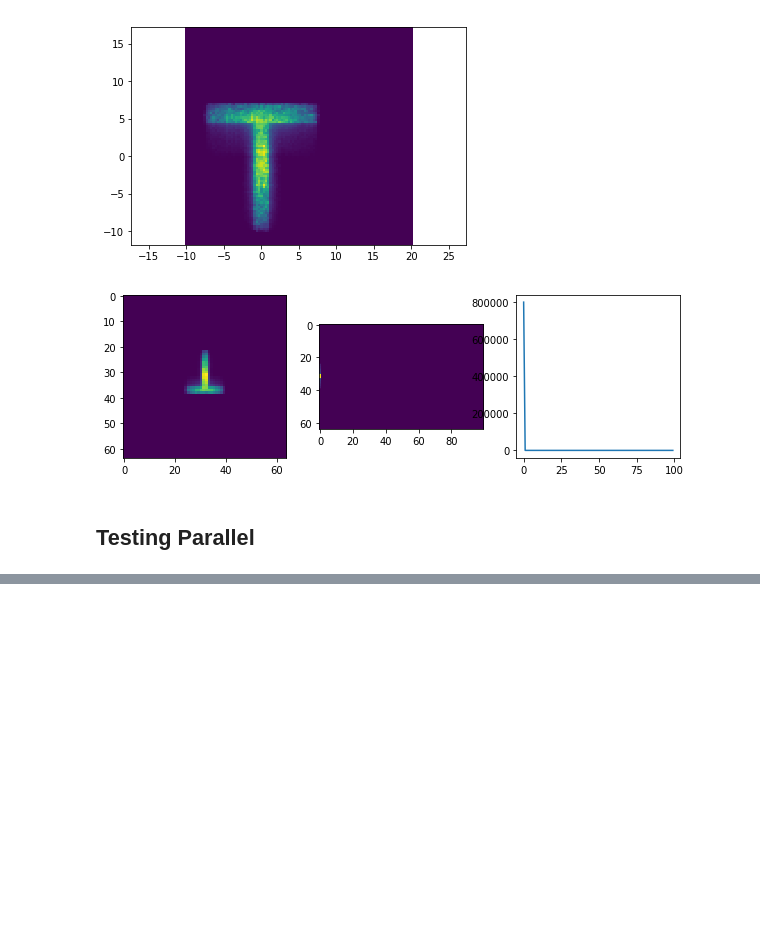
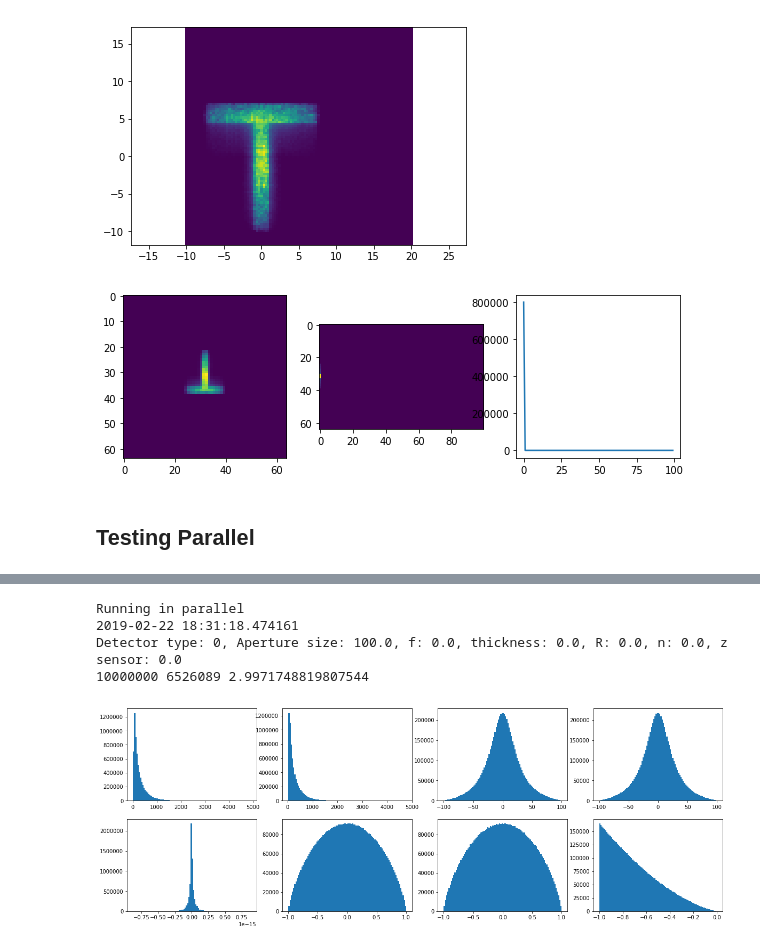
Before and after one commit to mitmedialab/MonteCarloRender, a Jupyter notebook: tests.ipynb, the cells around one changed output, grey strips where cells are left out. Saved outputs shown, nothing was run; the diff lists cells and outputs as text; code cells hidden in the pictures; blank space fills up the shorter version.

```diff
--- a/tests.ipynb
+++ b/tests.ipynb
@@ -31,6 +31,32 @@ def runTest():
           'num_detected': ret[2]}
     with open('testdata.pickle', 'wb') as handle:
         pickle.dump(ds, handle)
+
+
+
+def runTestParallel(device_id):
+    t1 = time.perf_counter()
+    ret = MC.lunchPacketwithBatch(batchSize = 1e7,
+                               nPhotonsRequested = 1e7,
+                                nPhotonsToRun = 1e7,
+                                muS = 1.0, g = 0.85,
+                                source = {'r': np.array([0.0, 0.0, 30.0]),
+                                          'mu': np.array([0.0, 0.0, -1.0]),
+                                          'method': 'pencil', 'time_profile': 'delta'},
+                                detector = {'radius': 100.0},
+                                control_param = {'max_N': 1e5,
+                                                 'max_distance_from_det': 110},
+                                normalize_d = None,
+                                ret_cols = [0,1,2,3,4,5,6,7],
+                                device_id = device_id
+                                )
+    print(ret[1], ret[2], time.perf_counter()-t1)
+    ds = {'data': ret[0],
+          'num_simulated': ret[1],
+          'num_detected': ret[2]}
+    with open('testdata.pickle', 'wb') as handle:
+        pickle.dump(ds, handle)
+
 
 def runTestIllumination(muS = 1.0,
                        source = {'r': np.array([0.0, 0.0, 30.0]),
@@ -202,6 +228,14 @@ def testRun():
     plotTest(data)
 
 
+def testRunParallel():
+    print('Running in parallel')
+    print(datetime.datetime.now())
+    runTestParallel(-1)
+    data, num_simulated, num_detected = loadTest()
+    plotTest(data)
+
+
 def testRunTarget():
     print(datetime.datetime.now())
     runTargetTest()
@@ -470,0 +501,8 @@ Detector type: 0, Aperture size: 100.0, f: 0.0, thickness: 0.0, R: 0.0, n: 0.0,
+# %%
+testRunParallel()
+# %% [output]
+Running in parallel
+2019-02-22 18:31:18.474161
+Detector type: 0, Aperture size: 100.0, f: 0.0, thickness: 0.0, R: 0.0, n: 0.0, z sensor: 0.0
+10000000 6526089 2.9971748819807544
+[figure, added]
```
Also changed, not shown: parts of 2 cells of this notebook, 1 other file.
